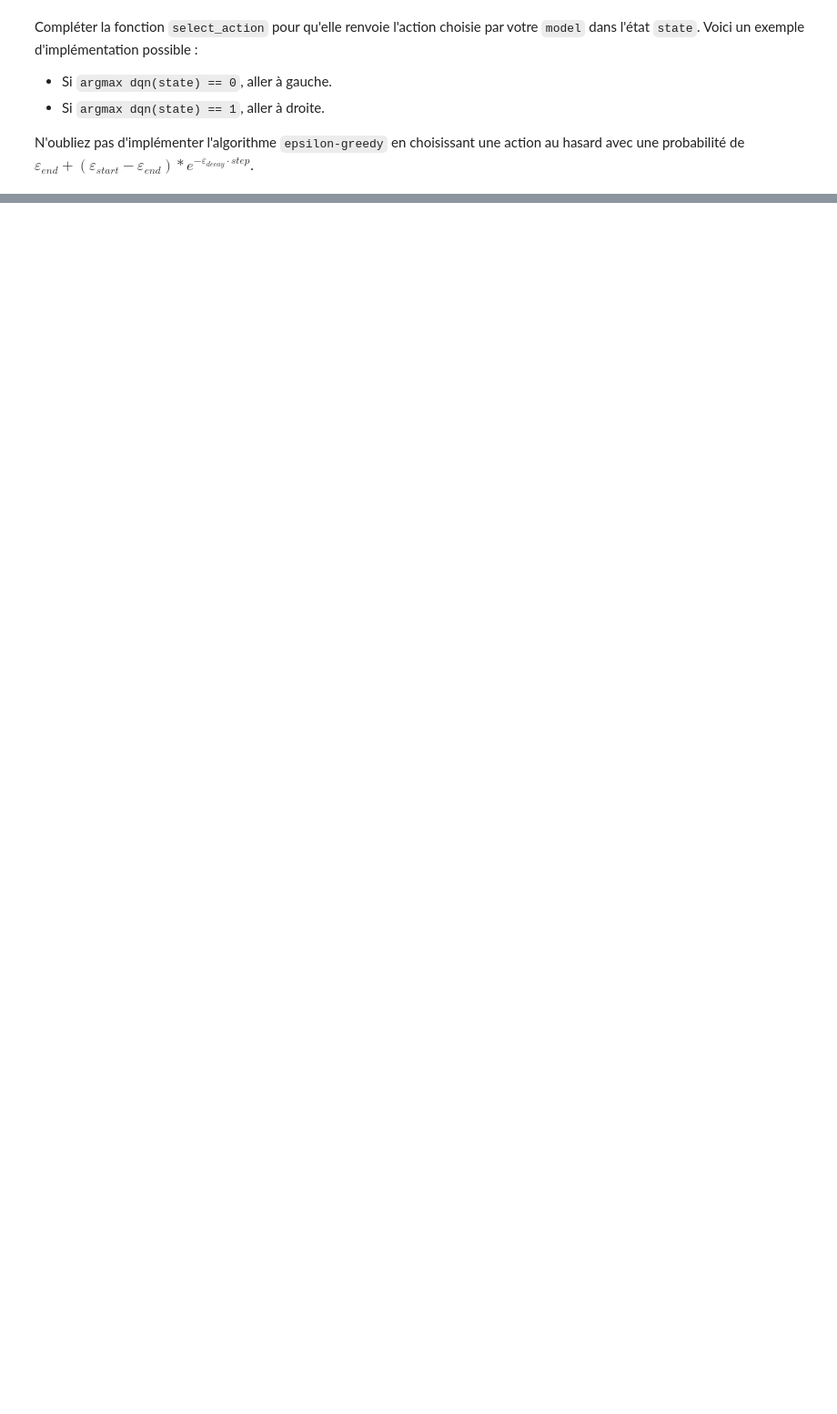
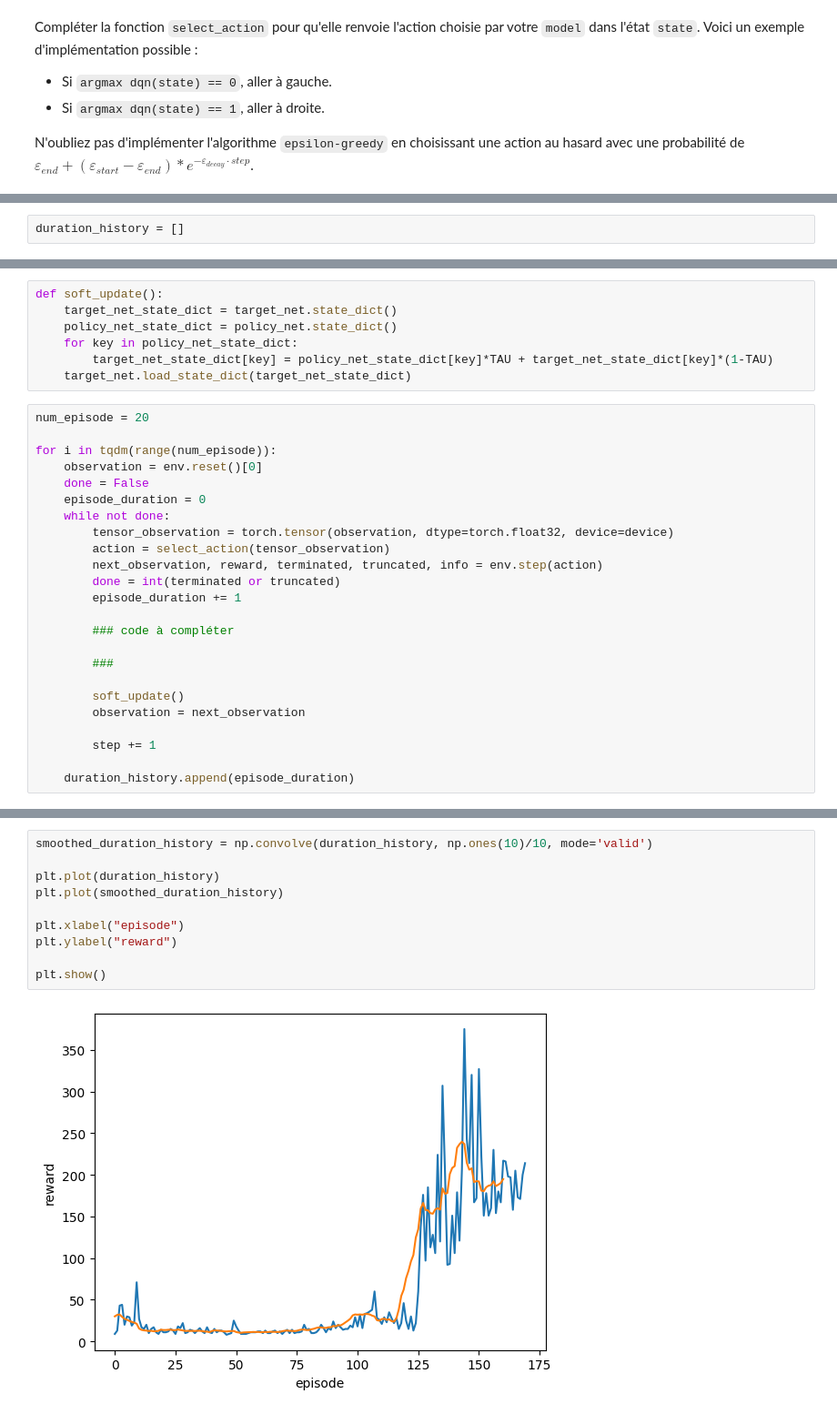
Before and after one commit to Automatants/travaux-pratiques, a Jupyter notebook: TP8_Intro_RL/rl.ipynb, the cells around one changed output, grey strips where cells are left out. Shown: that part at 91% size. Drawn from its saved outputs; the diff is of its cells as text; blank space fills up the shorter version.

```diff
--- a/TP8_Intro_RL/rl.ipynb
+++ b/TP8_Intro_RL/rl.ipynb
@@ -215,0 +258,2 @@ def optimize_model():
+# %%
+duration_history = []
@@ -215,0 +264,31 @@ def optimize_model():
+# %%
+def soft_update():
+    target_net_state_dict = target_net.state_dict()
+    policy_net_state_dict = policy_net.state_dict()
+    for key in policy_net_state_dict:
+        target_net_state_dict[key] = policy_net_state_dict[key]*TAU + target_net_state_dict[key]*(1-TAU)
+    target_net.load_state_dict(target_net_state_dict)
+# %%
+num_episode = 20
+
+for i in tqdm(range(num_episode)):
+    observation = env.reset()[0]
+    done = False
+    episode_duration = 0
+    while not done:
+        tensor_observation = torch.tensor(observation, dtype=torch.float32, device=device)
+        action = select_action(tensor_observation)
+        next_observation, reward, terminated, truncated, info = env.step(action)
+        done = int(terminated or truncated)
+        episode_duration += 1
+
+        ### code à compléter
+
+        ###
+
+        soft_update()
+        observation = next_observation
+
+        step += 1
+
+    duration_history.append(episode_duration)
@@ -215,0 +297,12 @@ def optimize_model():
+# %%
+smoothed_duration_history = np.convolve(duration_history, np.ones(10)/10, mode='valid')
+
+plt.plot(duration_history)
+plt.plot(smoothed_duration_history)
+
+plt.xlabel("episode")
+plt.ylabel("reward")
+
+plt.show()
+# %% [output]
+[figure, added]
```
Also changed, not shown: parts of 19 cells of this notebook.
